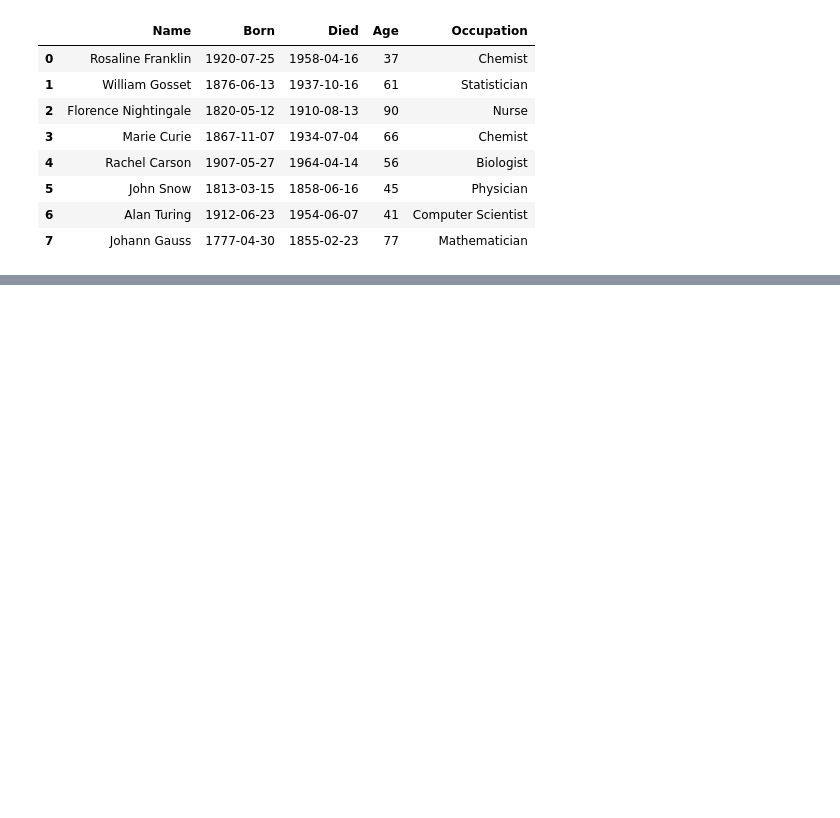
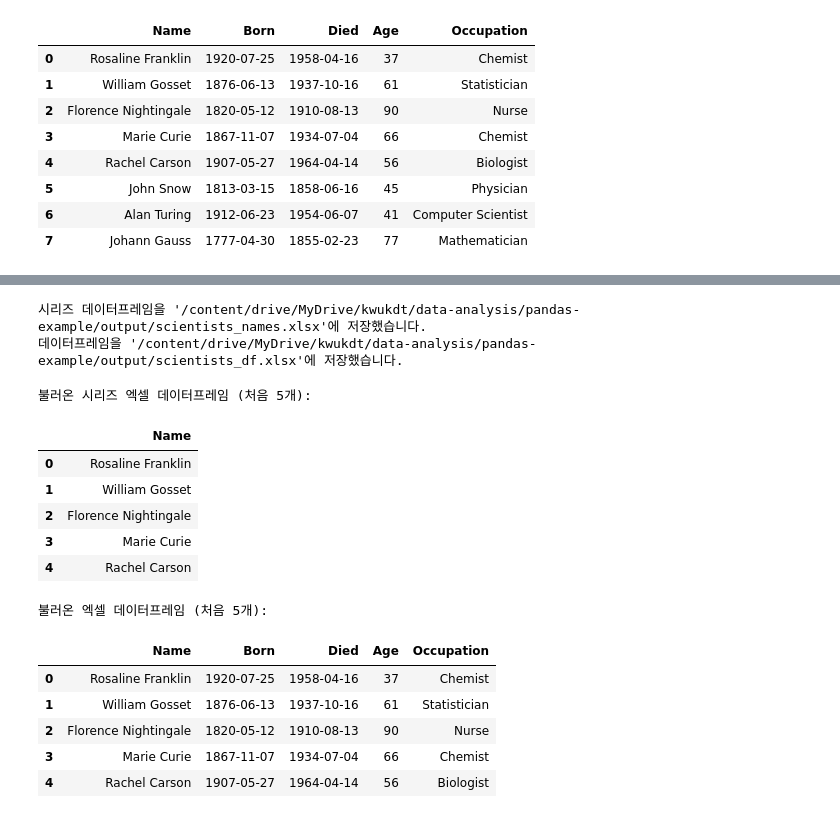
Before and after one commit to syeonris72/kwukdt, a Jupyter notebook: data-analysis/pandas-example/notebook/pandas-3.ipynb, the cells around one changed output, grey strips where cells are left out. Cells and saved outputs as stored; diff of their text form; code cells hidden in the pictures; blank space fills up the shorter version.

```diff
--- a/data-analysis/pandas-example/notebook/pandas-3.ipynb
+++ b/data-analysis/pandas-example/notebook/pandas-3.ipynb
@@ -91,0 +110,41 @@ dtype: float64
+# %%
+# 시리즈(Series)를 DataFrame으로 변환
+scientists_names_df = scientists['Name'].to_frame(name='Name')
+
+# 변환된 시리즈 DataFrame을 엑셀로 저장 (인덱스 제외)
+series_excel_path = os.path.join(output_dir, 'scientists_names.xlsx')
+scientists_names_df.to_excel(series_excel_path, index=False)
+print(f"시리즈 데이터프레임을 '{series_excel_path}'에 저장했습니다.")
+
+# 데이터프레임(DataFrame)을 엑셀로 저장 (인덱스 제외)
+df_excel_path = os.path.join(output_dir, 'scientists_df.xlsx')
+scientists.to_excel(df_excel_path, index=False)
+print(f"데이터프레임을 '{df_excel_path}'에 저장했습니다.")
+# %% [output]
+시리즈 데이터프레임을 '/content/drive/MyDrive/kwukdt/data-analysis/pandas-example/output/scientists_names.xlsx'에 저장했습니다.
+데이터프레임을 '/content/drive/MyDrive/kwukdt/data-analysis/pandas-example/output/scientists_df.xlsx'에 저장했습니다.
+# %%
+# 시리즈 엑셀 파일 불러오기
+loaded_names_excel = pd.read_excel(series_excel_path)
+print("불러온 시리즈 엑셀 데이터프레임 (처음 5개):")
+display(loaded_names_excel.head())
+
+# 데이터프레임 엑셀 파일 불러오기
+loaded_scientists_excel = pd.read_excel(df_excel_path)
+print("\n불러온 엑셀 데이터프레임 (처음 5개):")
+display(loaded_scientists_excel.head())
+# %% [output]
+불러온 시리즈 엑셀 데이터프레임 (처음 5개):
+|  | Name |
+| 0 | Rosaline Franklin |
+| 1 | William Gosset |
+| 2 | Florence Nightingale |
+| 3 | Marie Curie |
+| 4 | Rachel Carson |
+불러온 엑셀 데이터프레임 (처음 5개):
+|  | Name | Born | Died | Age | Occupation |
+| 0 | Rosaline Franklin | 1920-07-25 | 1958-04-16 | 37 | Chemist |
+| 1 | William Gosset | 1876-06-13 | 1937-10-16 | 61 | Statistician |
+| 2 | Florence Nightingale | 1820-05-12 | 1910-08-13 | 90 | Nurse |
+| 3 | Marie Curie | 1867-11-07 | 1934-07-04 | 66 | Chemist |
+| 4 | Rachel Carson | 1907-05-27 | 1964-04-14 | 56 | Biologist |
```
Also changed, not shown: parts of 24 cells of this notebook.
